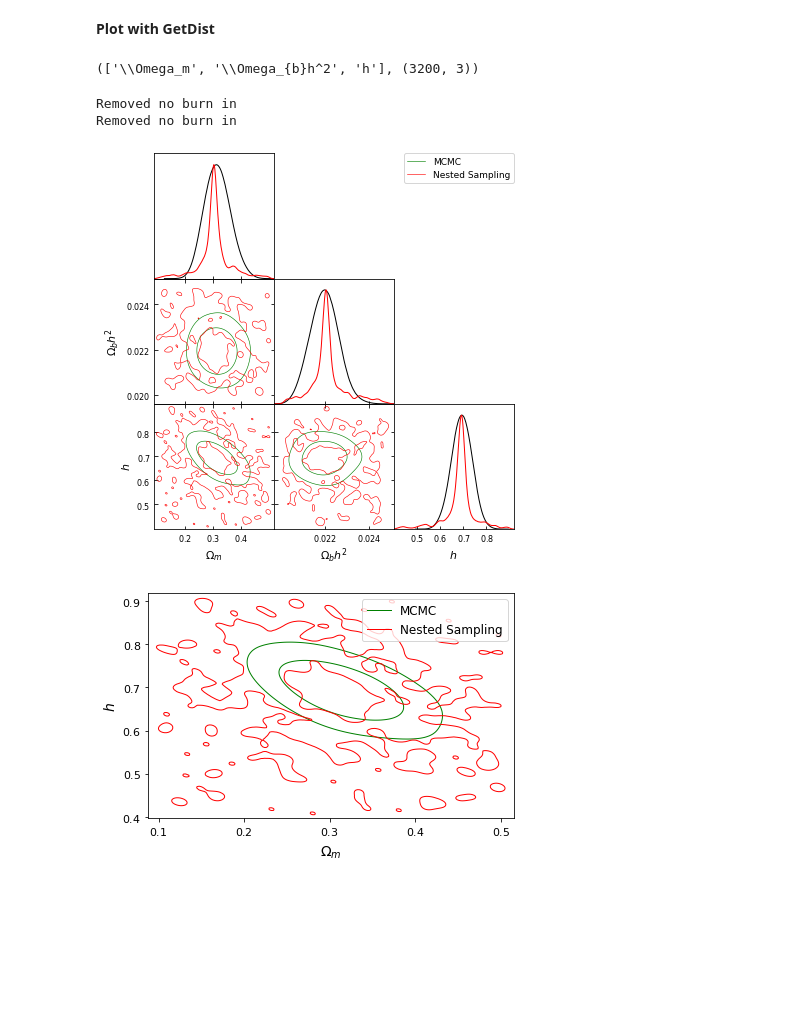
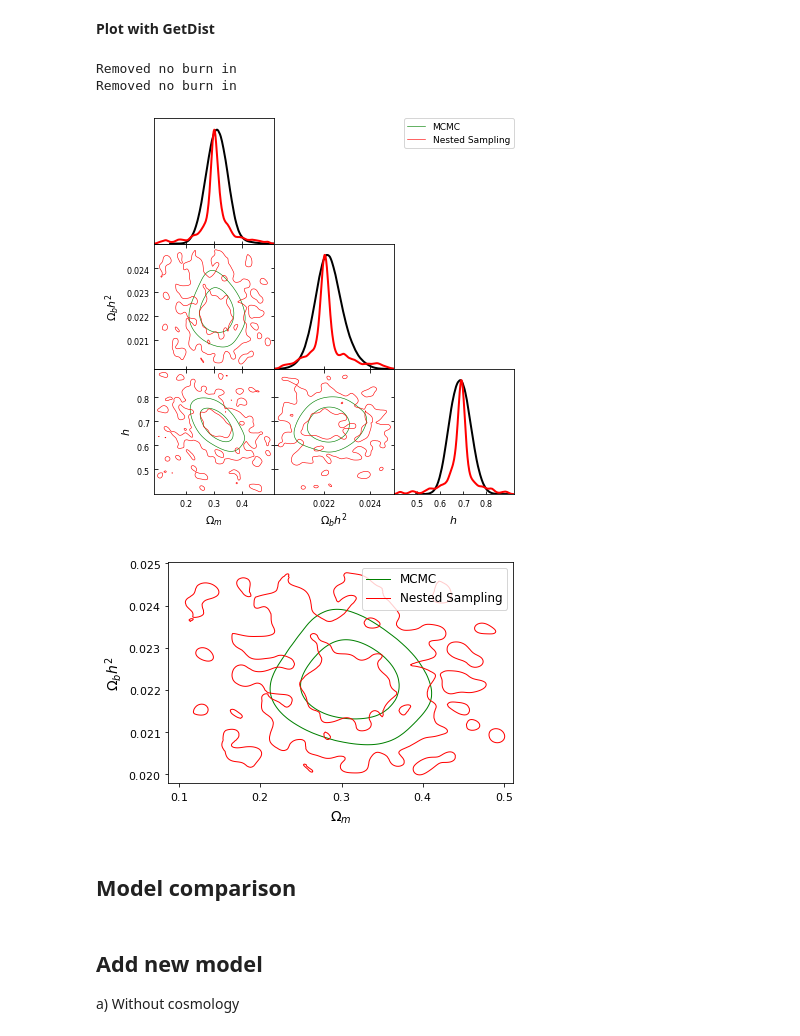
Before and after one commit to igomezv/simplemc_workshop, a Jupyter notebook: simplemc_colab.ipynb, the cells around one changed output. Cells and saved outputs as stored; diff of their text form; code cells hidden in the pictures; blank space fills up the shorter version.

```diff
--- a/simplemc_colab.ipynb
+++ b/simplemc_colab.ipynb
@@ -200,6 +268,6 @@ Om = 0.3038 +/- 0.05
 Obh2 = 0.02234 +/- 0.001
 h = 0.6821 +/- 0.05
 # %%
-res1 = analysis1.executer(GRstop=0.01)
+res1 = analysis1.executer(GRstop=0.01, nsamp=1000)
 # %% [output]
 INFO:simplemc:
@@ -311,8 +380,6 @@ h2 = res2['result']['samples'][:,2]
 # names = ["SN+BBAO", "SN+HD", "SN+HD+BBAO", "SN+HD+BBAO+Planck"]
 labels =  ['{}'.format(p.Ltxname) for p in analysis1.pars_info]
 labels, np.shape(samples1)
-# %% [output]
-(['\\Omega_m', '\\Omega_{b}h^2', 'h'], (3200, 3))
 # %%
 samp1 = MCSamples(samples=samples1, names=labels, labels = labels, label='MCMC')
 samp2 = MCSamples(samples=samples2, names = labels, labels = labels, label='Nested Sampling')
@@ -322,19 +389,20 @@ Removed no burn in
 # %%
 # Triangle plot
 g = plots.get_subplot_plotter()
-g.triangle_plot([samp1, samp2], filled=False, line_args={'lw':1},
+g.triangle_plot([samp1, samp2], filled=False, line_args={'lw':2},
                 colors=['green', 'red', 'indigo'],
                 settings={ 'smooth_scale_2D':0.8, 'smooth_scale_1D':0.6},)
 # %% [output]
-[figure, old version]
+[figure, new version]
 # %%
-# Customized 2D filled comparison plot
 
 g = plots.get_single_plotter(width_inch=6, ratio= 2. / 3.)
 g.settings.legend_fontsize = 12
-g.plot_2d([samp1, samp2], labels[0], labels[2], filled=False, line_args={'lw':1},
-          colors=['green', 'red', 'indigo'], smooth_s=0.8)
+g.plot_2d([samp1, samp2], labels[0], labels[1], filled=False, line_args={'lw':1},
+          colors=['green', 'red'], smooth_s=0.8)
 
 g.add_legend(['MCMC', 'Nested Sampling'], legend_loc='upper right');
 # %% [output]
-[figure, old version]
+[figure, new version]
+# %% [markdown]
+## Model comparison
@@ -340,0 +411,4 @@ g.add_legend(['MCMC', 'Nested Sampling'], legend_loc='upper right');
+# %% [markdown]
+## Add new model
+
+a) Without cosmology
```
Also changed, not shown: parts of 34 cells of this notebook.
